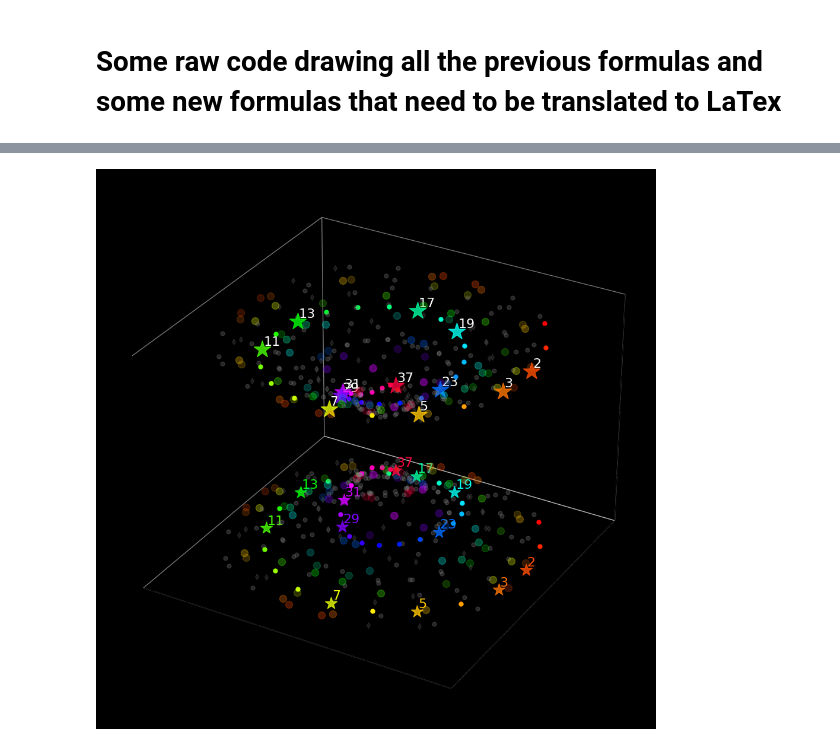
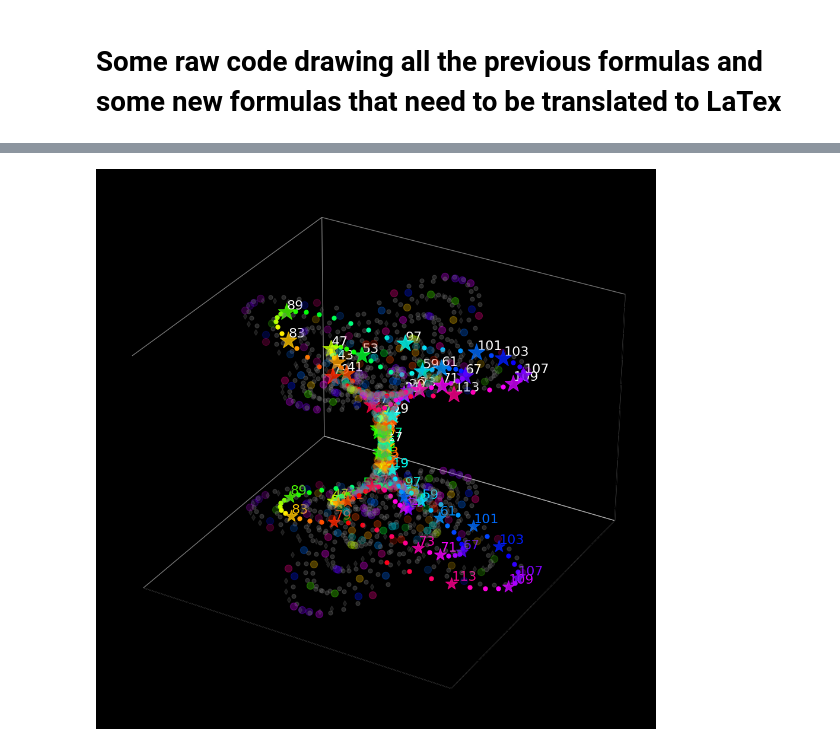
Before and after one commit to fbunc/eigen_atlas_raw, a Jupyter notebook: 000_README_EigenAtlas.ipynb, the cells around one changed output, grey strips where cells are left out. Drawn from its saved outputs; the diff is of its cells as text; code cells hidden in the pictures.

```diff
--- a/000_README_EigenAtlas.ipynb
+++ b/000_README_EigenAtlas.ipynb
@@ -379,10 +375,17 @@ primes_list=pd.read_csv(primes_list_path)
 #ibo_list = np.array(fibo_list,dtype='int64')
 #fibo_list = pd.DataFrame(fibo_list)
 
-def isPrime(N):
-    if primes_list[primes_list.eq(N).all(1)].values !=0:
-        answer =   1
-    else:
-        answer =   0
 
-    return answer
+# Better but still dummy prime check
+def isPrime(n):
+    # Check if n is less than 2
+    if n < 2:
+        return False
+
+    # Check if n is divisible by any integer between 2 and the square root of n
+    for i in range(2, int(n ** 0.5) + 1):
+        if n % i == 0:
+            return False
+
+    # If none of the above conditions are met, n is prime
+    return True
@@ -482,11 +489,11 @@ def get_eigen_atlas_2D(input_symbol,sym_src,start_index,batch_size,M,To,k_o,r_o,
     return df
 # %%
 # Inputs for basic eigen_atlas plot
-sessions    = 1
+sessions    = 3
 To=39
 M=To
-stretch_space=2 # 4 is one "natural" factor
-stretch_time=1 # 3 is one 'natural' factor
+stretch_space=4 # 4 is one "natural" factor
+stretch_time=3 # 3 is one 'natural' factor
 phase=5
 norm=3
 frac=1/2
@@ -757,10 +764,10 @@ def plot_eigen_atlas(eigen_atlas,sx,sy,start,end,allow_scatter,allow_text,allow_
                 if allow_anim_png:
                   plt.savefig('./img/discrete_geometry_wormhole/geometric_numbers_%d.png' % n)
 # %%
-allow_anim_png=1
+allow_anim_png=0
 plot_eigen_atlas(eigen_atlas,sx,sy,start,end,allow_scatter,allow_text,allow_anim_png,mode,symbol_size,text_size,time_color,symbol_color)
 # %% [output]
-[figure, old version]
+[figure, new version]
 # %% [markdown]
 ### Is this correct? And if correct, is it relevant? It sure sounds awesome
 ![](./img/take_a_look_at_discrete_geometry_maudlin.jpeg)
```
Also changed, not shown: parts of 2 cells of this notebook.
